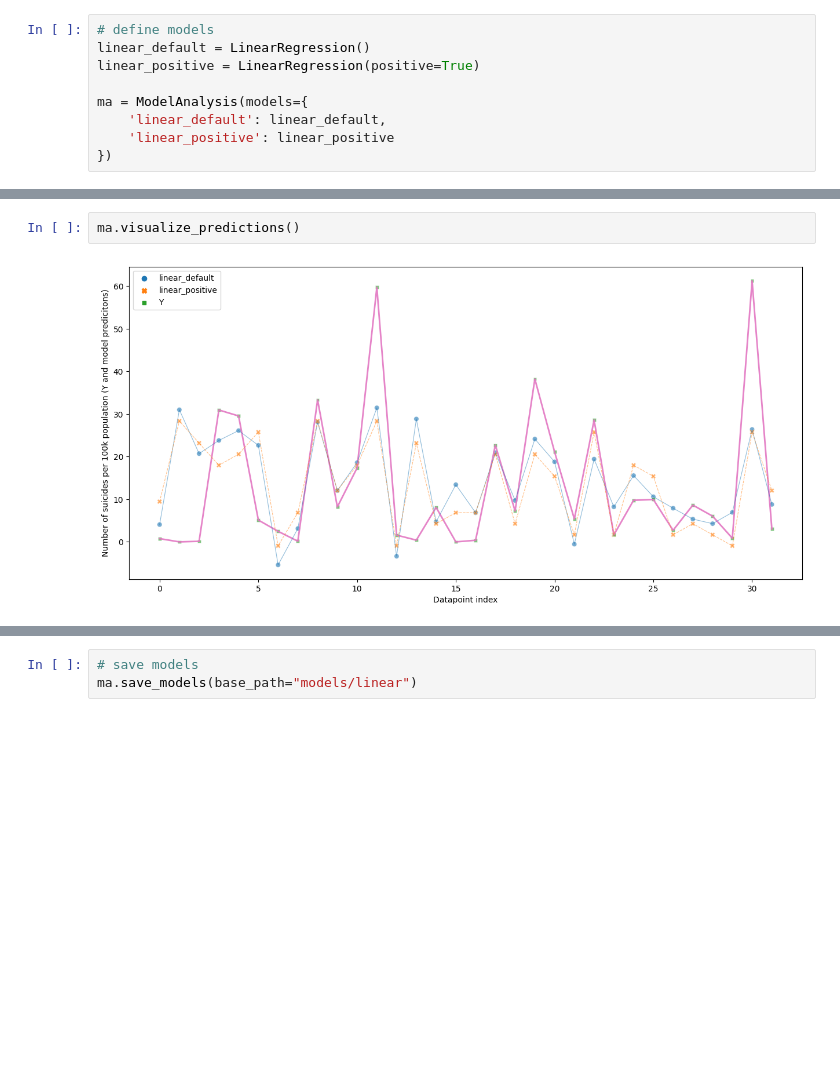
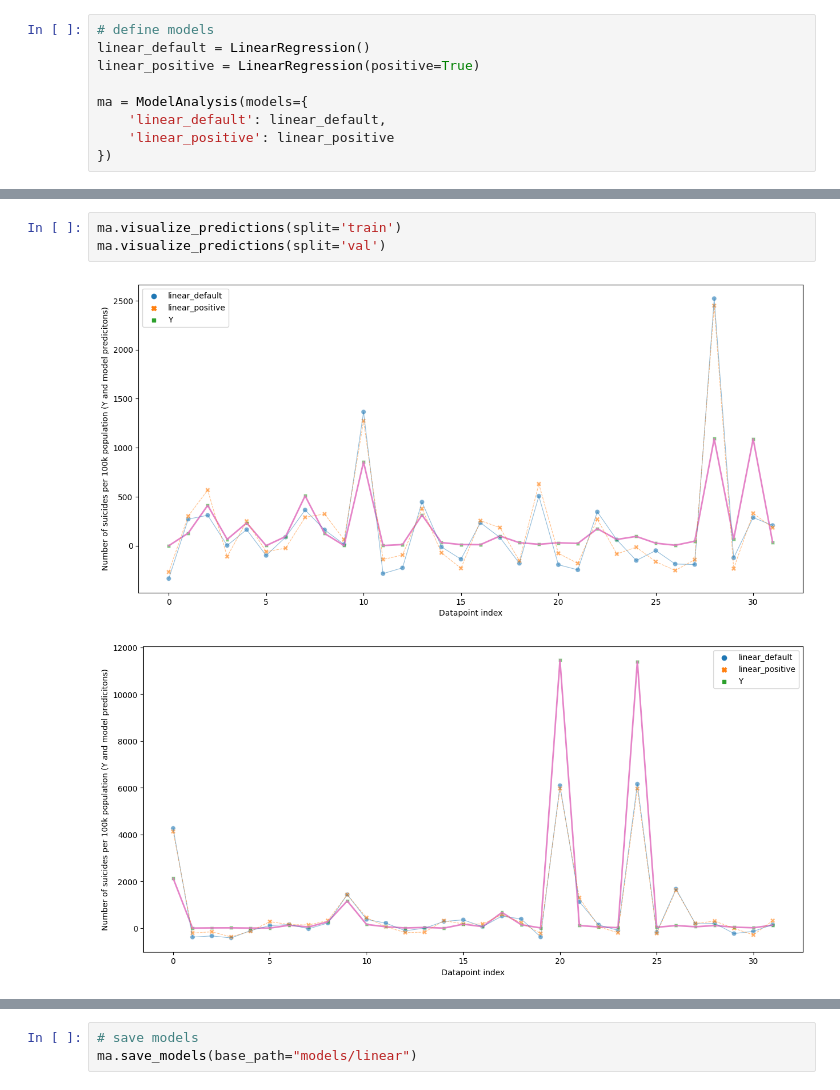
Before and after one commit to MarcelRosier/bdp_project, a Jupyter notebook: mental_health/tune_linear.ipynb, the cells around one changed output, grey strips where cells are left out. Cells and saved outputs as stored; diff of their text form; blank space fills up the shorter version.

```diff
--- a/mental_health/tune_linear.ipynb
+++ b/mental_health/tune_linear.ipynb
@@ -30,8 +19,10 @@ _ = ma.predict()
 # %% [output]
 Fitting linear_default
 Fitting linear_positive
-# %%
-ma.visualize_predictions()
-# %% [output]
-[figure, removed]
+# %%
+ma.visualize_predictions(split='train')
+ma.visualize_predictions(split='val')
+# %% [output]
+[figure, added]
+[figure, added]
 # %%
```
Also changed, not shown: parts of 4 cells of this notebook, 3 other files.
